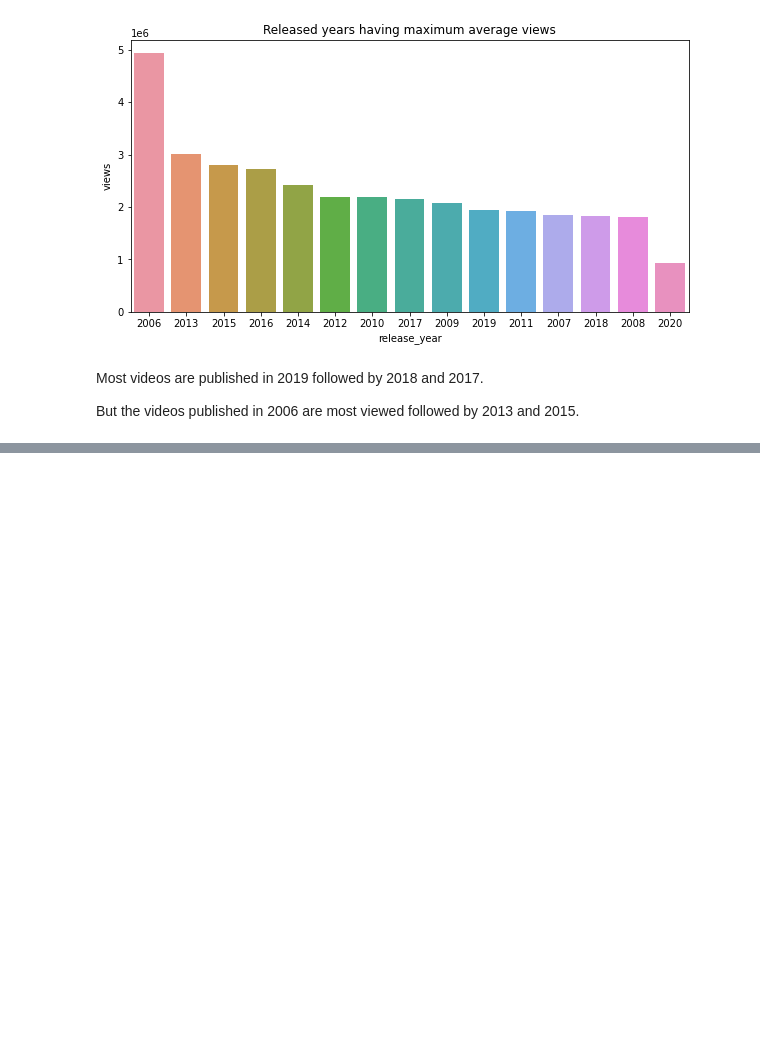
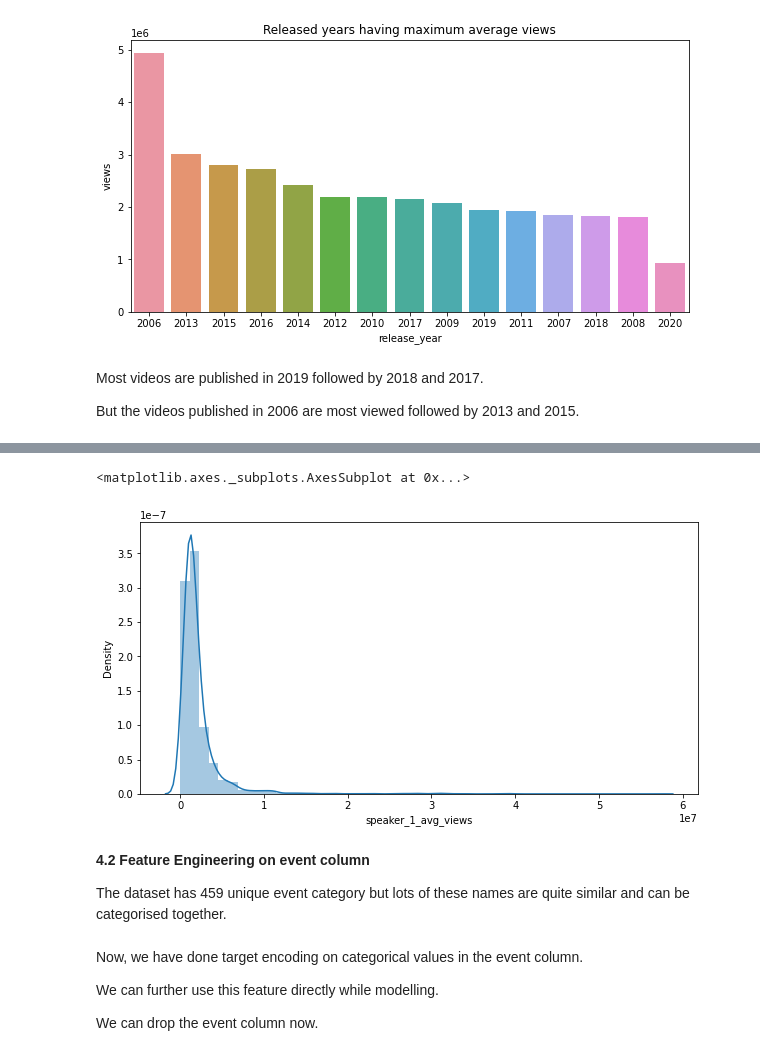
Before and after one commit to Shantanuh10/Ted-Talk-Views-Prediction-Project, a Jupyter notebook: Capstone_project_2_Ted_Talks.ipynb, the cells around one changed output, grey strips where cells are left out. Drawn from its saved outputs; the diff is of its cells as text; code cells hidden in the pictures; blank space fills up the shorter version.

```diff
--- a/Capstone_project_2_Ted_Talks.ipynb
+++ b/Capstone_project_2_Ted_Talks.ipynb
@@ -659,0 +669,18 @@ But the videos published in 2006 are most viewed followed by 2013 and 2015.
+# %%
+#Doing target encoding on speaker_1 column
+pop_speaker=df.groupby('speaker_1').agg({'views' : 'mean'}).sort_values(['views'],ascending=False)
+pop_speaker=pop_speaker.to_dict()
+pop_speaker=pop_speaker.values()
+pop_speaker=  list(pop_speaker)[0]
+df['speaker_1_avg_views']=df['speaker_1'].map(pop_speaker)
+
+#plotting the speaker_1_avg_views column
+plt.figure(figsize=(10,5))
+sns.distplot(df['speaker_1_avg_views'])
+# %% [output]
+<matplotlib.axes._subplots.AxesSubplot at 0x...>
+[figure, added]
+# %% [markdown]
+**4.2 Feature Engineering on event column**
+
+The dataset has 459 unique event category but lots of these names are quite similar and can be categorised together.
@@ -659,0 +694,6 @@ But the videos published in 2006 are most viewed followed by 2013 and 2015.
+# %% [markdown]
+Now, we have done target encoding on categorical values in the event column.
+
+We can further use this feature directly while modelling.
+
+We can drop the event column now.
```
Also changed, not shown: parts of 33 cells of this notebook.
